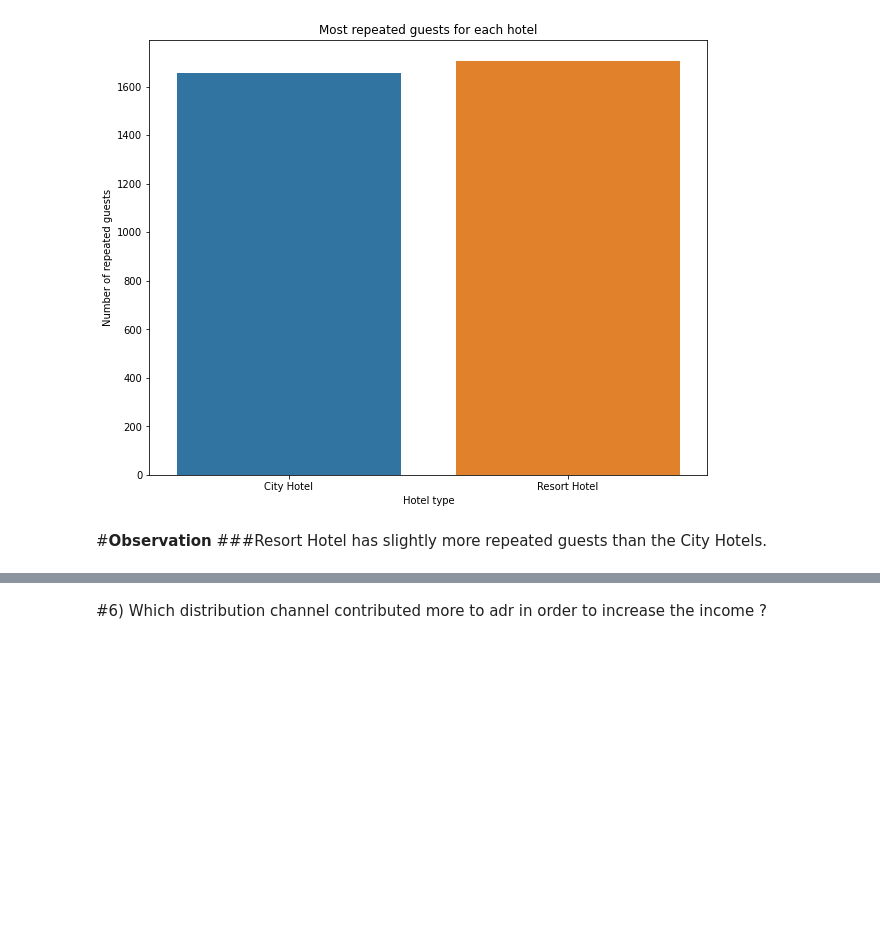
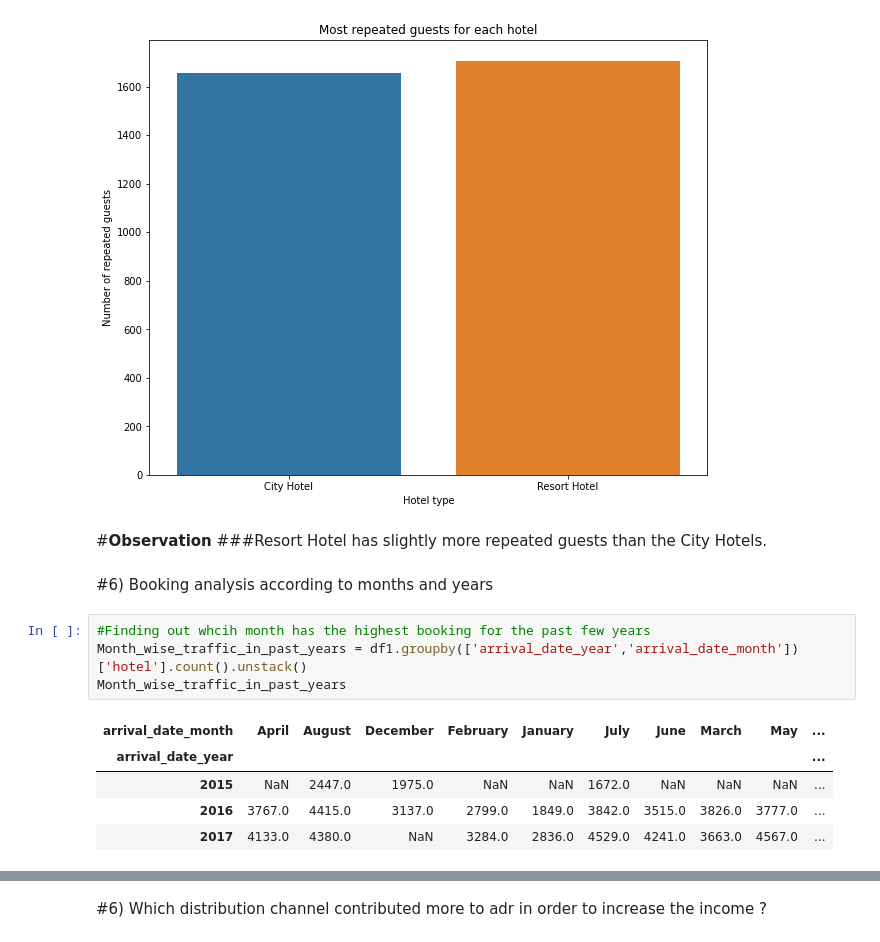
Before and after one commit to sksamima5/Hotel_Booking_Data_analysis, a Jupyter notebook: Hotel_Booking_Analysis_Done_Capstone_Project.ipynb, the cells around one changed output, grey strips where cells are left out. Drawn from its saved outputs; the diff is of its cells as text; blank space fills up the shorter version.

```diff
--- a/Hotel_Booking_Analysis_Done_Capstone_Project.ipynb
+++ b/Hotel_Booking_Analysis_Done_Capstone_Project.ipynb
@@ -645,3 +657,15 @@ Text(0.5, 1.0, 'Most repeated guests for each hotel')
 # %% [markdown]
 #**Observation**
 ###Resort Hotel has slightly more repeated guests than the City Hotels.
+# %% [markdown]
+#6) Booking analysis according to months and years
+# %%
+#Finding out whcih month has the highest booking for the past few years
+Month_wise_traffic_in_past_years = df1.groupby(['arrival_date_year','arrival_date_month'])['hotel'].count().unstack()
+Month_wise_traffic_in_past_years
+# %% [output]
+| arrival_date_month | April | August | December | February | January | July | June | March | May | ... |
+| arrival_date_year |  |  |  |  |  |  |  |  |  | ... |
+| 2015 | NaN | 2447.0 | 1975.0 | NaN | NaN | 1672.0 | NaN | NaN | NaN | ... |
+| 2016 | 3767.0 | 4415.0 | 3137.0 | 2799.0 | 1849.0 | 3842.0 | 3515.0 | 3826.0 | 3777.0 | ... |
+| 2017 | 4133.0 | 4380.0 | NaN | 3284.0 | 2836.0 | 4529.0 | 4241.0 | 3663.0 | 4567.0 | ... |
```
Also changed, not shown: parts of 11 cells of this notebook.
